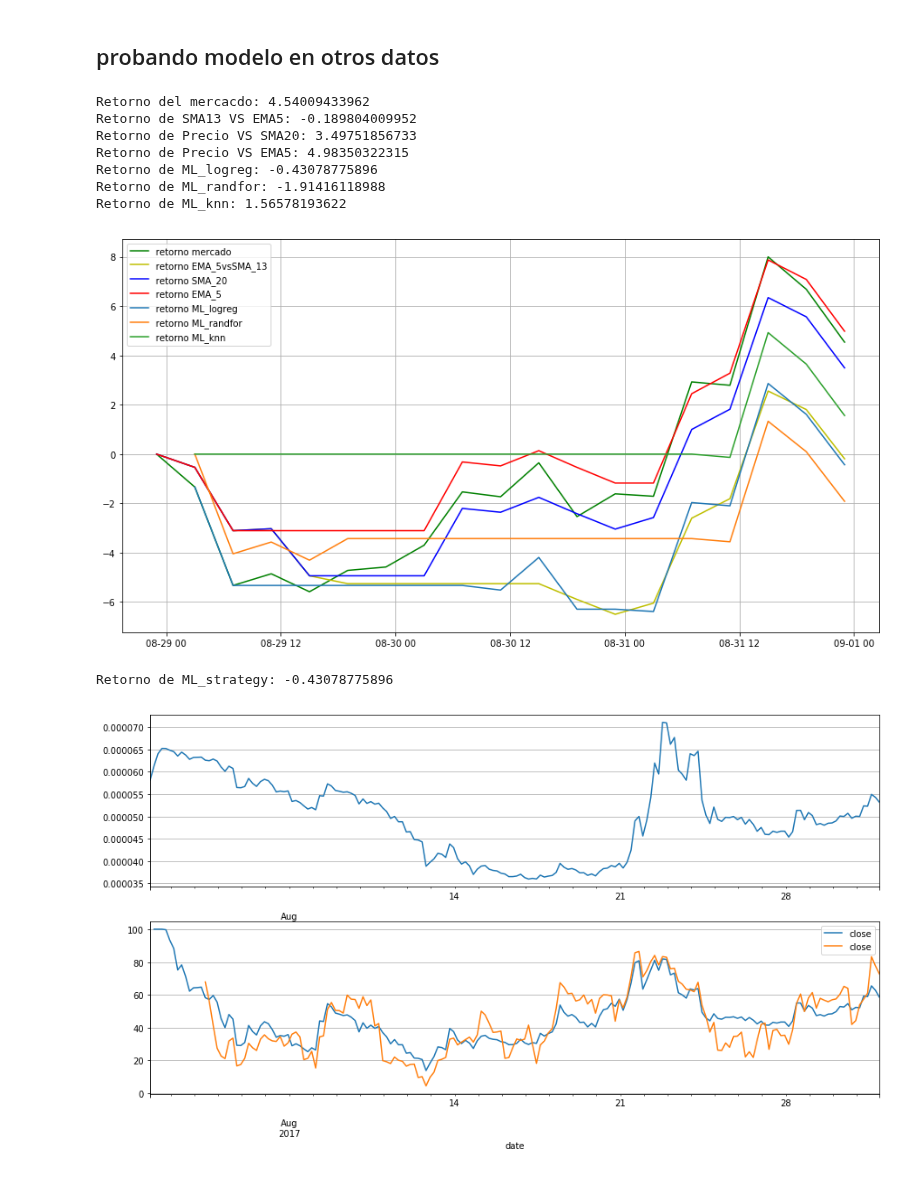
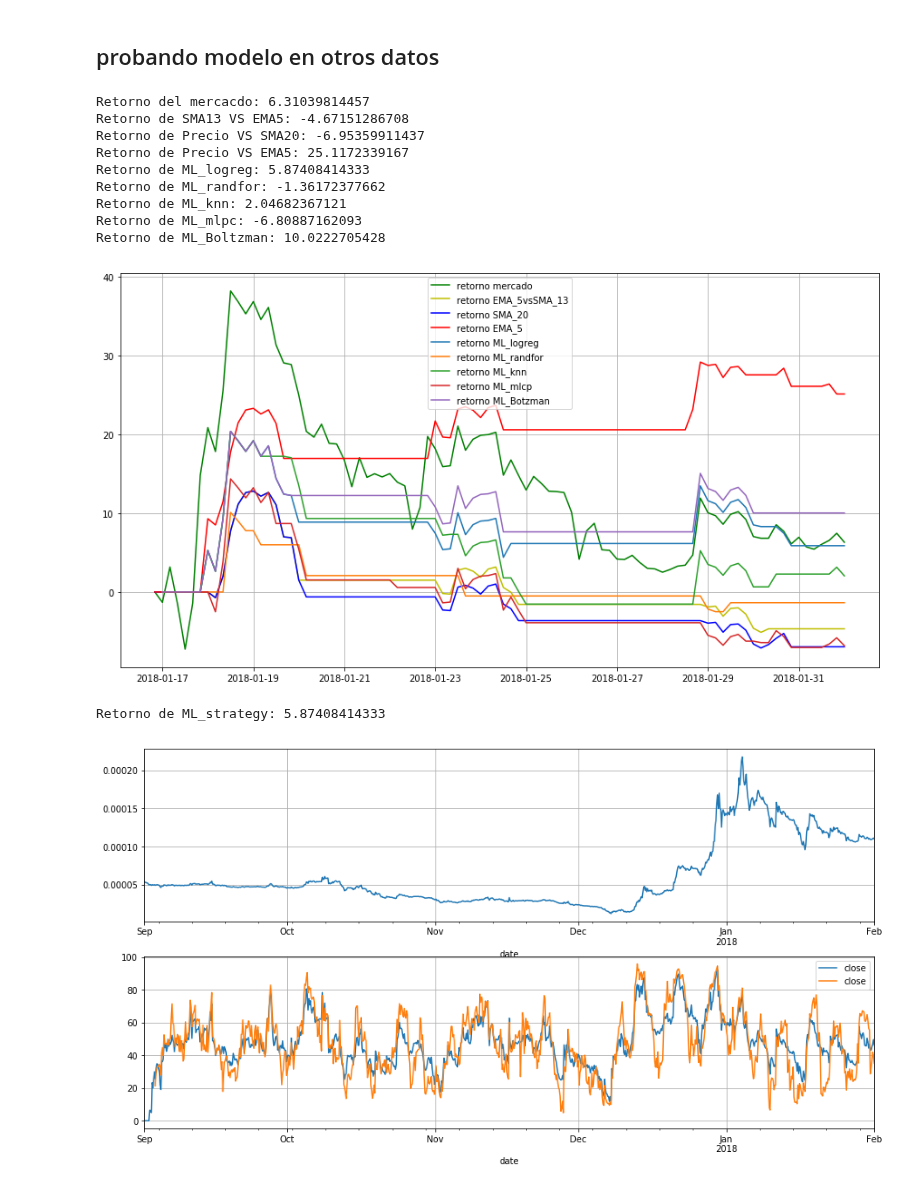
Before and after one commit to ADCryptoSolutions/adcb, a Jupyter notebook: ML strategy.ipynb, the cells around one changed output. Cells and saved outputs as stored; diff of their text form; code cells hidden in the pictures.

Commit message:
Agregando estrategias de redes neuronales y boltzman deep learning machine

```diff
--- a/ML strategy.ipynb
+++ b/ML strategy.ipynb
@@ -11,8 +11,8 @@ plt.rcParams['figure.figsize'] = 15, 8
 
 # trayendo y preparando datos
 df  = prepareData(pair="BTC_XRP",
-                  start=string2ts("2017-10-01 00:00:00"),
-                  end=string2ts("2017-09-01 00:00:00"),
+                  start=string2ts("2017-09-01 00:00:00"),
+                  end=string2ts("2018-02-01 00:00:00"),
                   period=3600*4)
 """
 # calculando el retorno del mercado hasta el 4 quitil y del ultimo quintil
@@ -201,3 +200,18 @@ knn.fit(train[features],train["ideal_w"])
 KNeighborsClassifier(algorithm='auto', leaf_size=30, metric='minkowski',
            metric_params=None, n_jobs=1, n_neighbors=30, p=2,
            weights='uniform')
+# %%
+# Neural network
+
+# MLPClassifier
+
+mlpc = MLPClassifier(hidden_layer_sizes = (100,))
+
+mlpc.fit(train[features],train["ideal_w"])
+
+# BernoulliRBM
+
+rbm = BernoulliRBM()
+logistic = LogisticRegression()
+classifier = Pipeline([("rbm",rbm),("logistic",logistic)])
+classifier.fit(train[features],train["ideal_w"])
@@ -220,41 +241,64 @@ w6["orders"] = orders(w6["w"])
 w6["w"] = w6["w"].shift(1)
 relativeReturn6, v6 = profit(w6)
 
 # knn
 w_pred3 = knn.predict(test[features])
 
 w7 = pd.DataFrame(data={"w":w_pred3,"price":test["close"]})
 w7["orders"] = orders(w7["w"])
 w7["w"] = w7["w"].shift(1)
 relativeReturn7, v7 = profit(w7)
 
+# mlpc
+w_pred4 = mlpc.predict(test[features])
+
+w8 = pd.DataFrame(data={"w":w_pred4,"price":test["close"]})
+w8["orders"] = orders(w8["w"])
+w8["w"] = w8["w"].shift(1)
+relativeReturn8, v8 = profit(w8)
+
+# rbm
+w_pred5 = classifier.predict(test[features])
+
+w9 = pd.DataFrame(data={"w":w_pred5,"price":test["close"]})
+w9["orders"] = orders(w9["w"])
+w9["w"] = w9["w"].shift(1)
+relativeReturn9, v9 = profit(w9)
+
+
 print 'Retorno del mercacdo: %s'%(marketReturn2)
 print 'Retorno de SMA13 VS EMA5: %s'%(relativeReturnTest*100)
 print 'Retorno de Precio VS SMA20: %s'%(relativeReturn3Test*100)
 print 'Retorno de Precio VS EMA5: %s'%(relativeReturn2Test*100)
 print 'Retorno de ML_logreg: %s'%(relativeReturn5*100)
 print 'Retorno de ML_randfor: %s'%(relativeReturn6*100)
 print 'Retorno de ML_knn: %s'%(relativeReturn7*100)
+print 'Retorno de ML_mlpc: %s'%(relativeReturn8*100)
+print 'Retorno de ML_Boltzman: %s'%(relativeReturn9*100)
 
 plt.plot(df.index[int(len(data)*per):],cum_return2*100,'g', label='retorno mercado')
 plt.plot(df.index[int(len(data)*per):],vTest*100,'y',label='retorno EMA_5vsSMA_13')
 plt.plot(df.index[int(len(data)*per):],v3Test*100,'b',label='retorno SMA_20')
 plt.plot(df.index[int(len(data)*per):],v2Test*100,'r',label='retorno EMA_5')
 plt.plot(df.index[int(len(data)*per):],v5*100,label='retorno ML_logreg')
 plt.plot(df.index[int(len(data)*per):],v6*100,label='retorno ML_randfor')
 plt.plot(df.index[int(len(data)*per):],v7*100,label='retorno ML_knn')
+plt.plot(df.index[int(len(data)*per):],v8*100,label='retorno ML_mlcp')
+plt.plot(df.index[int(len(data)*per):],v9*100,label='retorno ML_Botzman')
 
 plt.legend(loc='best')
 plt.grid()
 # %% [output]
-Retorno del mercacdo: 4.54009433962
-Retorno de SMA13 VS EMA5: -0.189804009952
-Retorno de Precio VS SMA20: 3.49751856733
-Retorno de Precio VS EMA5: 4.98350322315
-Retorno de ML_logreg: -0.43078775896
-Retorno de ML_randfor: -1.91416118988
-Retorno de ML_knn: 1.56578193622
+Retorno del mercacdo: 6.31039814457
+Retorno de SMA13 VS EMA5: -4.67151286708
+Retorno de Precio VS SMA20: -6.95359911437
+Retorno de Precio VS EMA5: 25.1172339167
+Retorno de ML_logreg: 5.87408414333
+Retorno de ML_randfor: -1.36172377662
+Retorno de ML_knn: 2.04682367121
+Retorno de ML_mlpc: -6.80887162093
+Retorno de ML_Boltzman: 10.0222705428
-[figure, old version]
+[figure, new version]
 # %%
 from strategy import ml_logreg
 
@@ -269,7 +313,7 @@ relativeReturn6, v6 = profit(w_logreg)
 
 print 'Retorno de ML_strategy: %s'%(relativeReturn6*100)
 # %% [output]
-Retorno de ML_strategy: -0.43078775896
+Retorno de ML_strategy: 5.87408414333
 # %%
 from indicators import rsi
 
@@ -289,4 +333,4 @@ RSI2.plot()
 plt.legend(loc='best')
 plt.grid()
 # %% [output]
-[figure, old version]
+[figure, new version]
```
Also changed, not shown: parts of 7 cells of this notebook, 1 other file.
